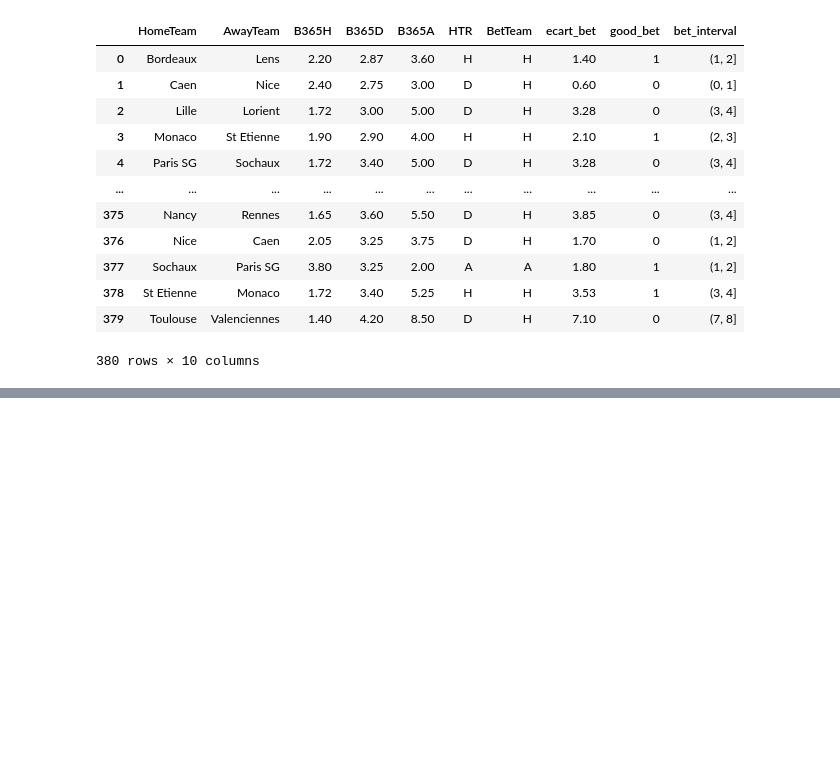
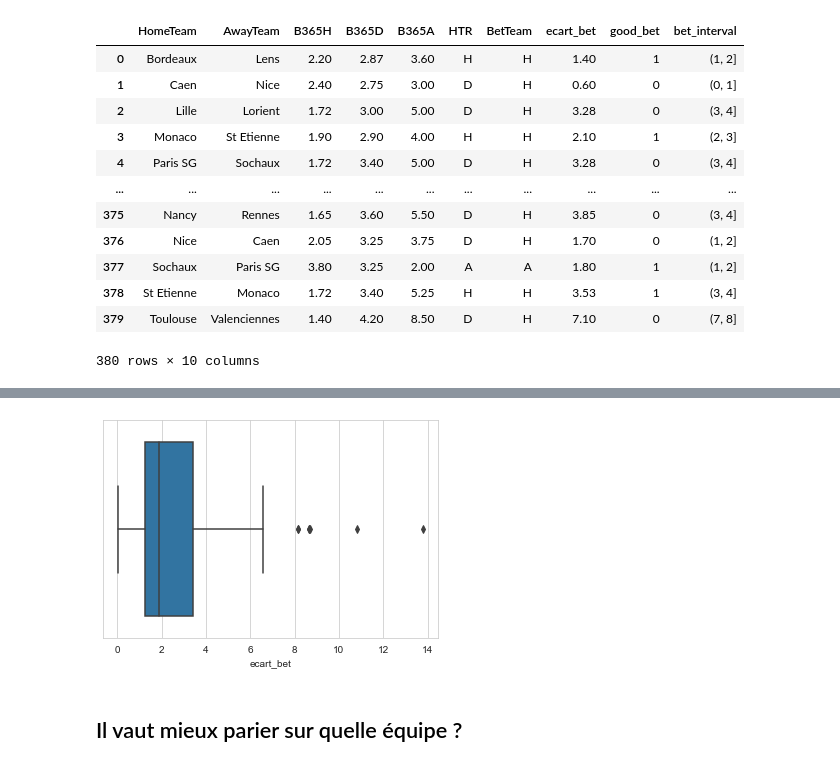
Before and after one commit to ChafikZ/Fundamentals-of-machine-learning, a Jupyter notebook: Challenge 1/Challenge 1.ipynb, the cells around one changed output, grey strips where cells are left out. Drawn from its saved outputs; the diff is of its cells as text; code cells hidden in the pictures; blank space fills up the shorter version.

```diff
--- a/Challenge 1/Challenge 1.ipynb
+++ b/Challenge 1/Challenge 1.ipynb
@@ -148,0 +171,8 @@ x
+# %%
+x = df_HA_win[df_HA_win['good_bet']==1]
+
+ax = sns.boxplot(x=x['ecart_bet'])
+# %% [output]
+[figure, added]
+# %% [markdown]
+## Il vaut mieux parier sur quelle équipe ?
```
Also changed, not shown: parts of 17 cells of this notebook, 1 other file.
